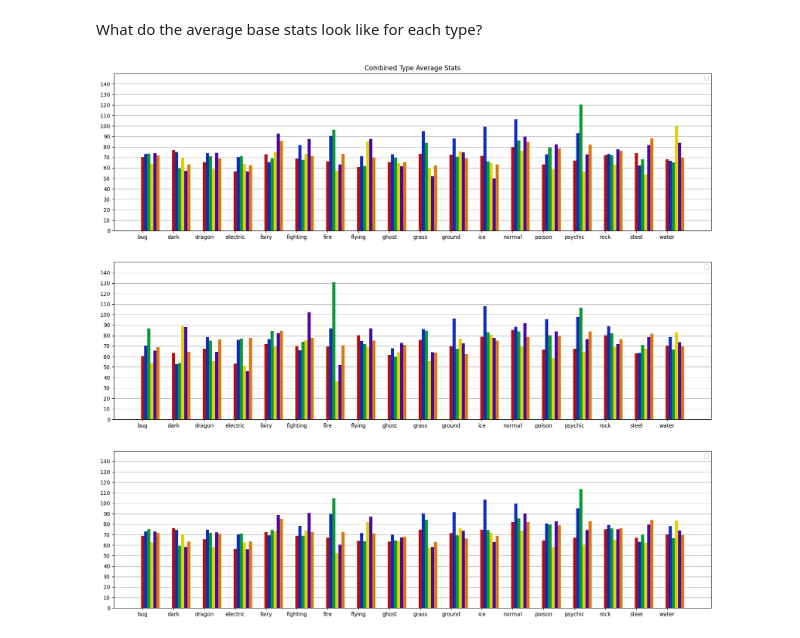
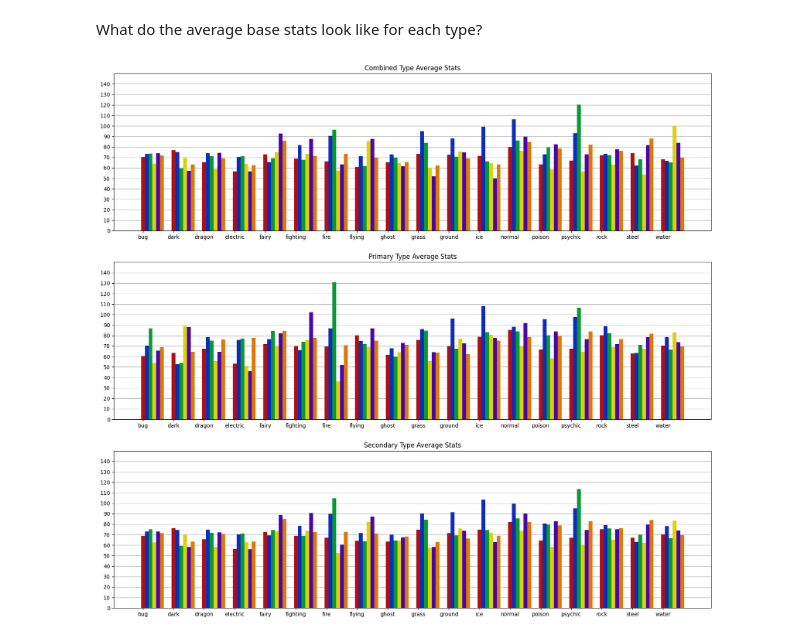
Before and after one commit to Meakinl2/Pokemon-Data-Analysis, a Jupyter notebook: data-visualisation.ipynb, the cells around one changed output. Cells and saved outputs as stored; diff of their text form; code cells hidden in the pictures.

```diff
--- a/data-visualisation.ipynb
+++ b/data-visualisation.ipynb
@@ -91,35 +91,33 @@ for ax in [ax1, ax2, ax3]:
     ax.set_xticks(range(len(type_counts)), list(type_counts.keys()))
     ax.set_axisbelow(True)
     ax.grid(axis="y")
-    ax.legend(["HP", "Attack", "Defense", "Speed", "Sp. Attack", "Sp. Defense"])
 
-bar_width = 0.1
-
+bar_width = 0.125
 
 ax1.set_title("Combined Type Average Stats")
 ax2.set_title("Primary Type Average Stats")
 ax3.set_title("Secondary Type Average Stats")
 
 
 offset_multipler = 0
 for i in range(len(stats)):
     spacing = [x + (bar_width * offset_multipler) for x in range(len(types))]
     values = [type1_average_stats[poke_type][i] for poke_type in types]
     ax1.bar(spacing, values, bar_width, color=stats_colours[i])
     offset_multipler += 1
 
 offset_multipler = 0
 for i in range(len(stats)):
     spacing = [x + (bar_width * offset_multipler) for x in range(len(types))]
     values = [type2_average_stats[poke_type][i] for poke_type in types]
     ax2.bar(spacing, values, bar_width, color=stats_colours[i])
     offset_multipler += 1
 
 offset_multipler = 0
 for i in range(len(stats)):
     spacing = [x + (bar_width * offset_multipler) for x in range(len(types))]
     values = [combined_average_stats[poke_type][i] for poke_type in types]
     ax3.bar(spacing, values, bar_width, color=stats_colours[i])
     offset_multipler += 1
 # %% [output]
-[figure, old version]
+[figure, new version]
```
Also changed, not shown: parts of 1 cell of this notebook.
